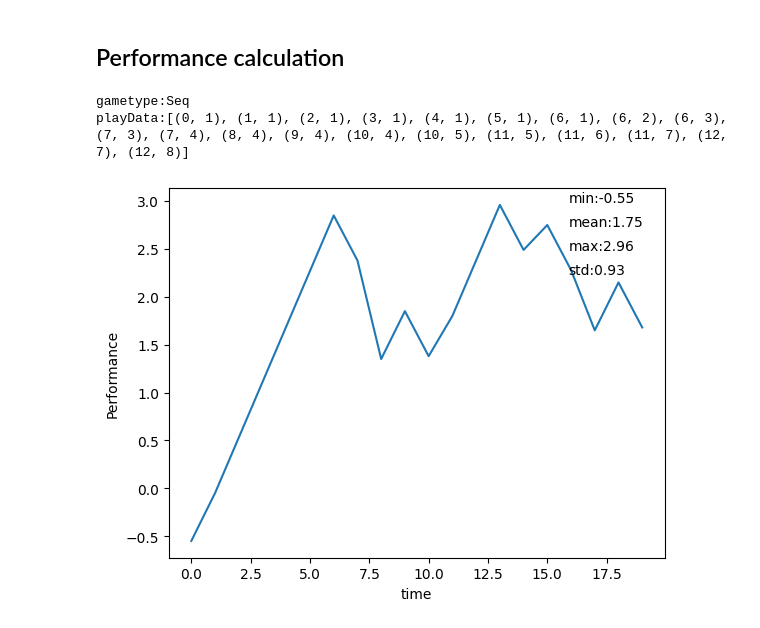
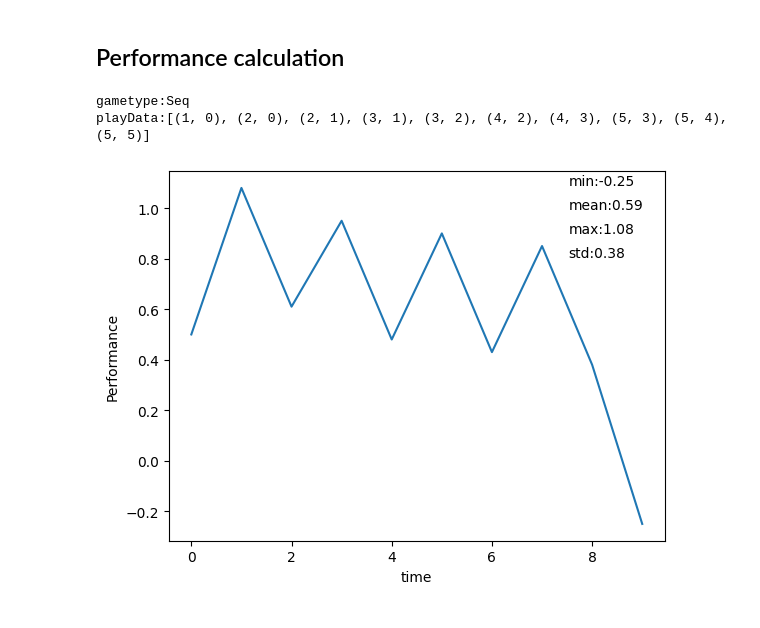
Before and after one commit to tongrak/TT-s-DDA-Testing, a Jupyter notebook: playground/calculation.ipynb, the cells around one changed output. Saved outputs shown, nothing was run; the diff lists cells and outputs as text; code cells hidden in the pictures.

Commit message:
pseudo data gen fix

```diff
--- a/playground/calculation.ipynb
+++ b/playground/calculation.ipynb
@@ -67,36 +67,35 @@ def infering(criti:list, input)->str:
 # tier 0: 0.5,0.4,0.1
 # tier 1: 0.5,0.5,0.09
 # tier 2: 0.5,0.55,0.08
-
 
 # Gametype number meaning
 # 1 : Reverse Retention
 # 2 : Sequece Mem
 # 3 : Random Mem
 
 gametypeNameList = ["Reverse","Seq","Rand mem"]
 
 gametype = rd.randint(1,3);
-genResult = resultRand(20);
+genResult = resultRand(10);
 playData = genData(genResult)
 performList = performsCal(playData,cW=0.5,wW=0.55,pastW=0,accumW=0.08)
 performMin = round(min(performList),2)
 performMean = round(sum(performList)/len(performList),2)
 performMax = round(max(performList),2)
 performStd = round(stdev(performList),2)
 
 print("gametype:"+gametypeNameList[gametype-1])
 print("playData:%s"%(playData))
 plt.ylabel("Performance")
 plt.xlabel("time")
 plt.figtext(0.75,0.85,"min:"+str(performMin))
 plt.figtext(0.75,0.80,"mean:"+str(performMean))
 plt.figtext(0.75,0.75,"max:"+str(performMax))
 plt.figtext(0.75,0.70,"std:"+str(performStd))
 plt.plot(performList);
 # %% [output]
 gametype:Seq
-playData:[(0, 1), (1, 1), (2, 1), (3, 1), (4, 1), (5, 1), (6, 1), (6, 2), (6, 3), (7, 3), (7, 4), (8, 4), (9, 4), (10, 4), (10, 5), (11, 5), (11, 6), (11, 7), (12, 7), (12, 8)]
+playData:[(1, 0), (2, 0), (2, 1), (3, 1), (3, 2), (4, 2), (4, 3), (5, 3), (5, 4), (5, 5)]
-[figure, old version]
+[figure, new version]
 # %%
 moodList = ["stressed", "fine", "bored"]
```
Also changed, not shown: parts of 1 cell of this notebook, 3 other files.
